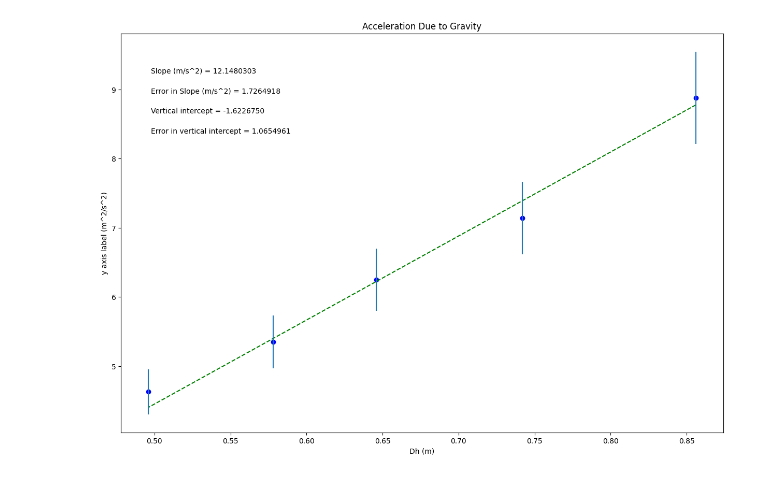
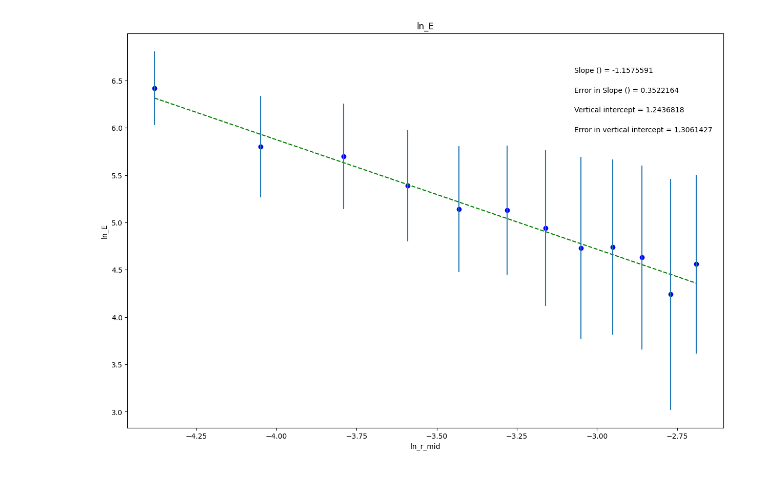
Before and after one commit to MHuckab04/physics-lab-216, a Jupyter notebook: Copy_of_PHSXlab_plotting_template.ipynb, the cells around one changed output. Saved outputs shown, nothing was run; the diff lists cells and outputs as text; code cells hidden in the pictures.

```diff
--- a/Copy_of_PHSXlab_plotting_template.ipynb
+++ b/Copy_of_PHSXlab_plotting_template.ipynb
@@ -19,33 +19,33 @@ import matplotlib.pyplot as plt
 #variable names should start with a letter and must contain only letters, numbers, and underscores
 
 
-Dh = np.array([.856, .742, .646, .578, .496])
+ln_r_mid = np.array([-4.38, -4.05, -3.79, -3.59, -3.43, -3.28, -3.16, -3.05, -2.95, -2.86, -2.77, -2.69])
 
-V_f2 = np.array([8.88, 7.14, 6.25, 5.35, 4.63])
+ln_E = np.array([6.42, 5.80, 5.70, 5.39, 5.14, 5.13, 4.94, 4.73, 4.74, 4.63, 4.24, 4.56])
 
-err_V_f2 = np.array([.667, .522, .451, .380, .326])
+err_ln_E = np.array([.39, .535, .558, .591, .665, .683, .823, .961, .927, .971, 1.22, .944])
 
 
 
 #Re-assign variables as x, y, dy so that the remaining plotting code may remain generic
 #UPDATE VARIABLE NAMES (ON RHS OF EACH EQUAL SIGN) TO MATCH VARIABLE NAMES FOR DATA ABOVE
 
-x = Dh             #this should be the array you want to plot on the x axis
-y = V_f2             #this should be the array you want to plot on the y axis
-dy = err_V_f2        #this should be your error in y array
+x = ln_r_mid             #this should be the array you want to plot on the x axis
+y = ln_E             #this should be the array you want to plot on the y axis
+dy = err_ln_E        #this should be your error in y array
 
 
 #UPDATE EACH OF THESE 4 STRINGS FOR YOUR PLOT LABELS AS YOU WANT THEM TO APPEAR
 
-plot_title= 'Acceleration Due to Gravity'
-x_label= 'Dh (m)'
-y_label= 'y axis label (m^2/s^2)'
-slope_units= 'm/s^2'
+plot_title= 'ln_E'
+x_label= 'ln_r_mid'
+y_label= 'ln_E'
+slope_units=''
 
 #UPDATE ANNOTATION PLACEMENT SO IT'S OUT OF WAY OF PLOTTED DATA AND BEST FIT LINE
 #integer from 1 to 4, top R corner is 1 (counter-clockwise from there)
 
-annotation_placement=2
+annotation_placement=1
 
 
 #-----------------------------------------------------------------------#
@@ -92,31 +92,31 @@ elif annotation_placement==3 or annotation_placement==4:
 #Don't need to change anything in this section!
 
 #Plot data on graph. Plot error bars and place values for slope,
 #error in slope, and vertical intercept (plus error) on the plot using "annotate"
 
 plt.figure(figsize=(15,10))
 
 plt.plot(x, fit, color='green', linestyle='--')
 plt.scatter(x, y, color='blue', marker='o')
 
 plt.xlabel(x_label)
 plt.ylabel(y_label)
 plt.title(plot_title)
 
 plt.errorbar(x, y, yerr=dy, xerr=None, fmt="none") #don't need to plot x error bars
 
 plt.annotate('Slope ({}) = {value:.{digits}f}'.format(slope_units,value=m, digits=7),
              (xpos, ypos[0]), xycoords='axes fraction')
 
 plt.annotate('Error in Slope ({}) = {value:.{digits}f}'.format(slope_units,value=dm, digits=7),
              (xpos, ypos[1]), xycoords='axes fraction')
 
 plt.annotate('Vertical intercept = {value:.{digits}f}'.format(value=b, digits=7),
              (xpos, ypos[2]), xycoords='axes fraction')
 
 plt.annotate('Error in vertical intercept = {value:.{digits}f}'.format(value=db, digits=7),
              (xpos, ypos[3]), xycoords='axes fraction')
 
 plt.show()
 # %% [output]
-[figure, old version]
+[figure, new version]
```
